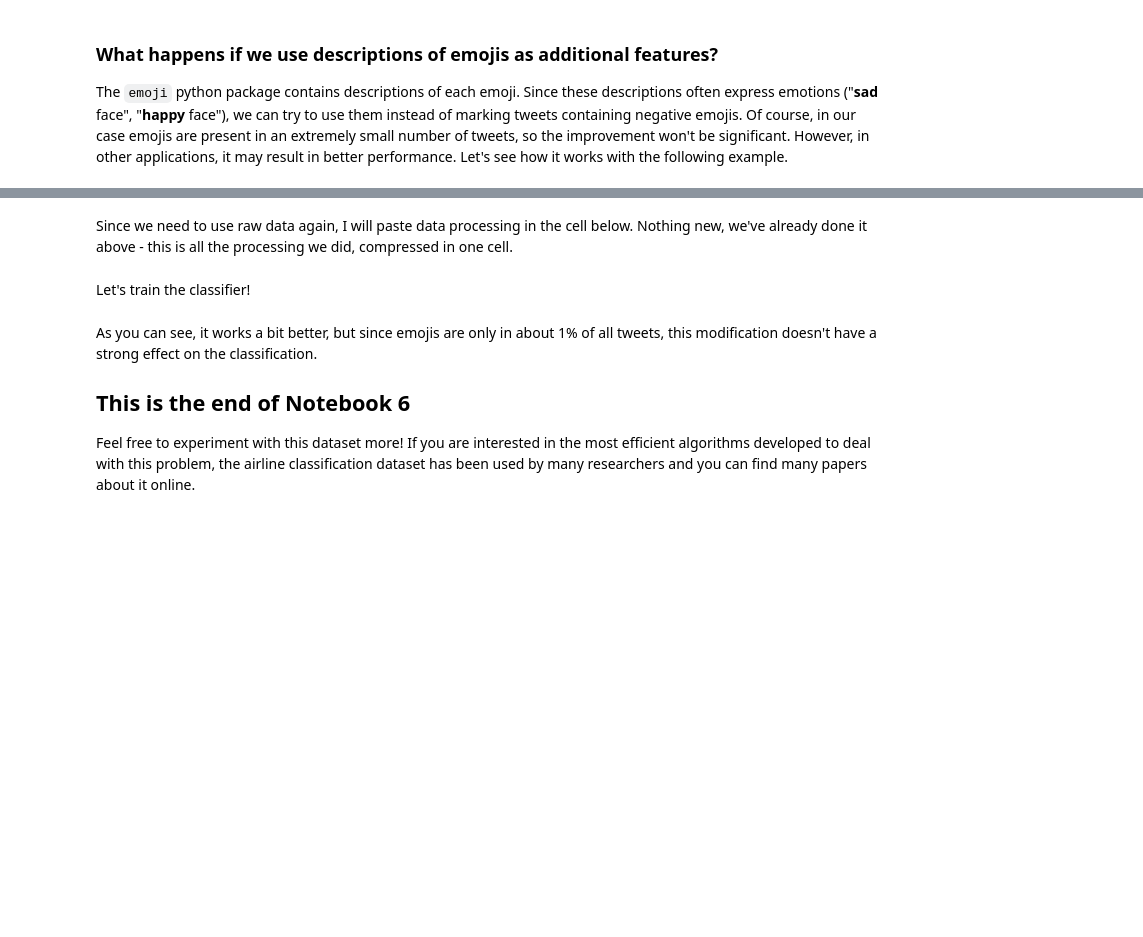
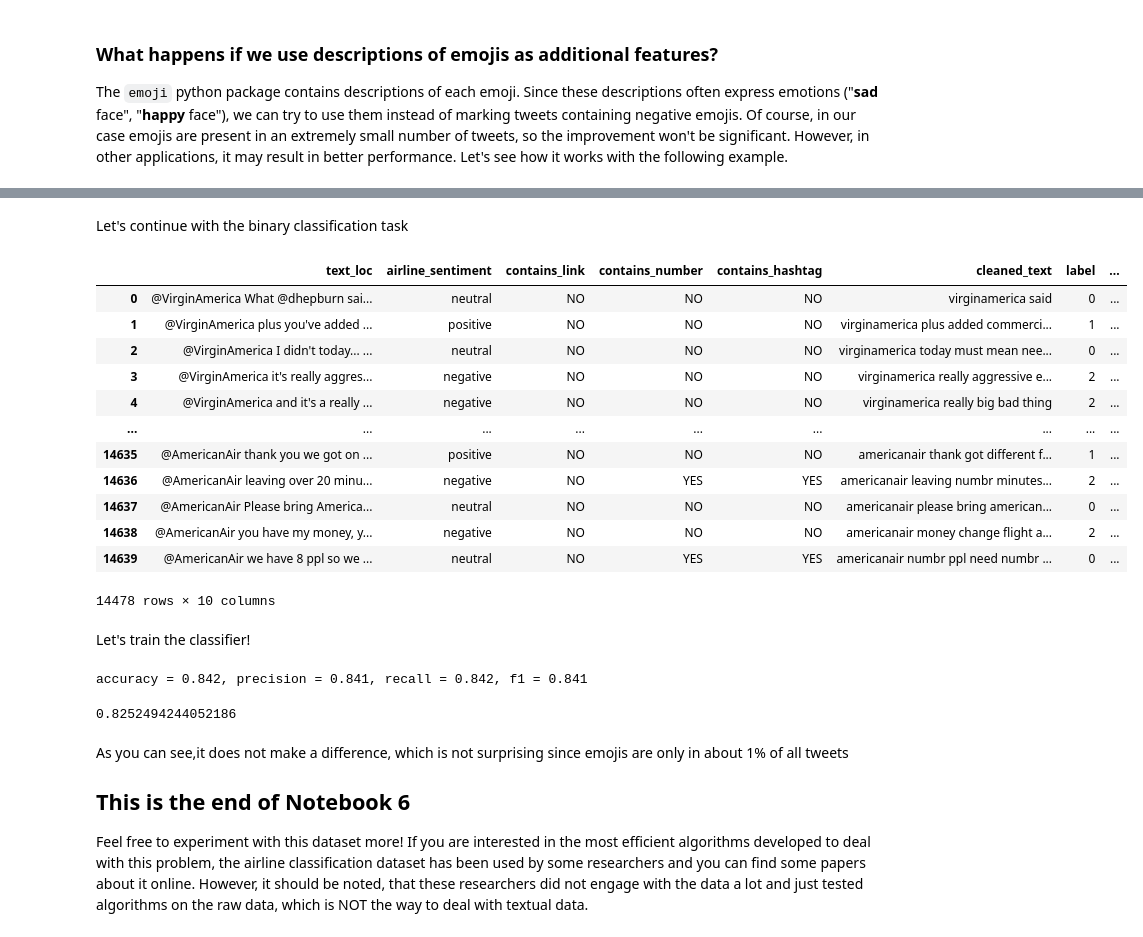
Before and after one commit to TheRootOf3/ucl-nlp-notebook-series, a Jupyter notebook: Notebook6/Notebook6.ipynb, the cells around one changed output, grey strips where cells are left out. Drawn from its saved outputs; the diff is of its cells as text; code cells hidden in the pictures; blank space fills up the shorter version.

```diff
--- a/Notebook6/Notebook6.ipynb
+++ b/Notebook6/Notebook6.ipynb
@@ -950,31 +1402,26 @@ df['emojis_meaning'] = df.text_loc.apply(emojis_meaning)
-# %% [markdown]
-Since we need to use raw data again, I will paste data processing in the cell below. Nothing new, we've already done it above - this is all the processing we did, compressed in one cell.
-# %%
-df = df_tweets[[ "airline_sentiment", "airline", "text", "tweet_location"]]
-df["location_ner"] = df.tweet_location.swifter.apply(filter_location)
-location_df = df["location_ner"].apply(pd.Series)
-df = pd.concat([location_df, df], axis=1)
-df.rename(columns={0: 'loc_1', 1: 'loc_2', 2: "loc_3", 3: "loc_4"}, inplace="True")
-df["text_loc"] = df["text"].astype(str) + " " + df["loc_1"].astype(str)
-df = df[["text_loc", "airline_sentiment" ]]
-df["neg_emoji"] = df.text_loc.apply(emojis_meaning)  # change here to "contains_neg_emoji" if you want to use negative emojis again
-df["text_loc"] = df["text_loc"].astype(str) + " " + df["neg_emoji"].astype(str)
-df = df[["text_loc", "airline_sentiment"]]
-df["cleaned_text"] =df.text_loc.swifter.apply(preprocess)
-app_desc_clean_list = df["cleaned_text"].tolist()
-whole_corpus = " ".join(app_desc_clean_list)
-rare_words = {}
-counter_dic = Counter(whole_corpus.split())
-for (key,value) in counter_dic.items():
-    if value < 3:
-        rare_words[key] = value
-df["cleaned_text"] = df["cleaned_text"].swifter.apply(delete_rare_words)
-df = df.drop_duplicates()
+# %% [markdown]
+Let's continue with the binary classification task
+# %%
+df
+# %% [output]
+|  | text_loc | airline_sentiment | contains_link | contains_number | contains_hashtag | cleaned_text | label | ... |
+| 0 | @VirginAmerica What @dhepburn sai... | neutral | NO | NO | NO | virginamerica said | 0 | ... |
+| 1 | @VirginAmerica plus you've added ... | positive | NO | NO | NO | virginamerica plus added commerci... | 1 | ... |
+| 2 | @VirginAmerica I didn't today... ... | neutral | NO | NO | NO | virginamerica today must mean nee... | 0 | ... |
+| 3 | @VirginAmerica it's really aggres... | negative | NO | NO | NO | virginamerica really aggressive e... | 2 | ... |
+| 4 | @VirginAmerica and it's a really ... | negative | NO | NO | NO | virginamerica really big bad thing | 2 | ... |
+| ... | ... | ... | ... | ... | ... | ... | ... | ... |
+| 14635 | @AmericanAir thank you we got on ... | positive | NO | NO | NO | americanair thank got different f... | 1 | ... |
+| 14636 | @AmericanAir leaving over 20 minu... | negative | NO | YES | YES | americanair leaving numbr minutes... | 2 | ... |
+| 14637 | @AmericanAir Please bring America... | neutral | NO | NO | NO | americanair please bring american... | 0 | ... |
+| 14638 | @AmericanAir you have my money, y... | negative | NO | NO | NO | americanair money change flight a... | 2 | ... |
+| 14639 | @AmericanAir we have 8 ppl so we ... | neutral | NO | YES | YES | americanair numbr ppl need numbr ... | 0 | ... |
+14478 rows × 10 columns
 # %% [markdown]
 Let's train the classifier!
 # %%
-X_train, X_test, y_train, y_test = train_test_split(df.cleaned_text, df.airline_sentiment, test_size=0.1,
-                                                                                random_state=40, stratify=df.airline_sentiment)
+X_train, X_test, y_train, y_test = train_test_split(df.cleaned_text, df.binary_airline_sentiment, test_size=0.1,
+                                                                                random_state=40, stratify=df.binary_airline_sentiment)
 count_vectorizer = CountVectorizer(ngram_range=(1,2),binary=True)
 
 
@@ -991,9 +1438,12 @@ print("accuracy = %.3f, precision = %.3f, recall = %.3f, f1 = %.3f" % (accuracy,
 
 scores = cross_val_score(clf, X_train_counts, y_train, cv=5)
 scores.mean()
+# %% [output]
+accuracy = 0.842, precision = 0.841, recall = 0.842, f1 = 0.841
+0.8252494244052186
 # %% [markdown]
-As you can see, it works a bit better, but since emojis are only in about 1% of all tweets, this modification doesn't have a strong effect on the classification.
+As you can see,it does not make a difference, which is not surprising since emojis are only in about 1% of all tweets
 
 ## This is the end of Notebook 6
 
-Feel free to experiment with this dataset more! If you are interested in the most efficient algorithms developed to deal with this problem, the airline classification dataset has been used by many researchers and you can find many papers about it online.
+Feel free to experiment with this dataset more! If you are interested in the most efficient algorithms developed to deal with this problem, the airline classification dataset has been used by some researchers and you can find some papers about it online. However, it should be noted, that these researchers did not engage with the data a lot and just tested algorithms on the raw data, which is NOT the way to deal with textual data.
```
Also changed, not shown: parts of 117 cells of this notebook, 6 other files.
